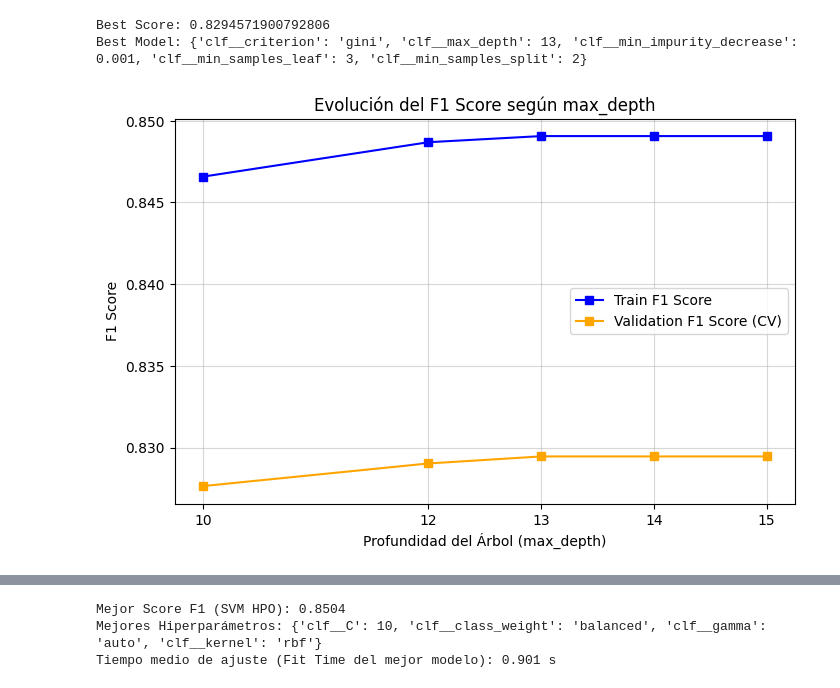
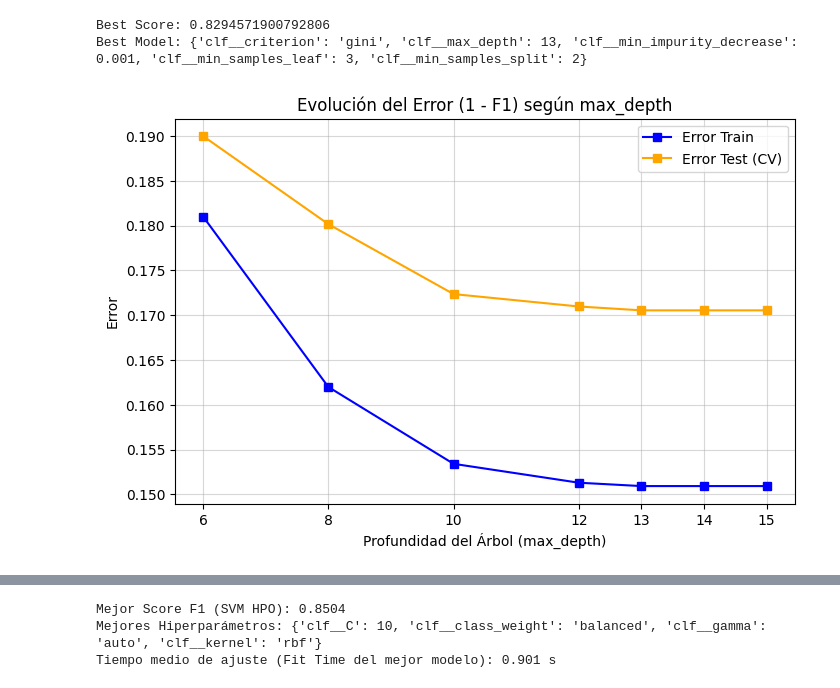
Before and after one commit to aleLobo31/UC3M_ML_P1_G26, a Jupyter notebook: notebooks/preprocessing.ipynb, the cells around one changed output, grey strips where cells are left out. Saved outputs shown, nothing was run; the diff lists cells and outputs as text; code cells hidden in the pictures.

```diff
--- a/notebooks/preprocessing.ipynb
+++ b/notebooks/preprocessing.ipynb
@@ -231,6 +235,14 @@ def create_train_pipeline(model: str="KNN") -> Pipeline:
         return Pipeline(steps=[
         ("preprocessing", preprocessing),
         ("clf", DecisionTreeClassifier())])
+    elif model == "Logistic":
+        return Pipeline(steps=[
+        ("preprocessing", preprocessing),
+        ("clf", LogisticRegression())])
+    elif model == "SVM":
+        return Pipeline(steps=[
+        ("preprocessing", preprocessing),
+        ("clf", SVC())])
     else:
         raise ValueError(f"El modelo {model} es deconocido.\nPrueba con KNN o Tree")
 # %% [markdown]
@@ -458,7 +543,7 @@ hpo_pipe_tree = create_train_pipeline("Tree")
 # Creamos un espacio de hiperparmámetros a optimizar
 tree_param_grid = {
     "clf__criterion": ['gini', 'entropy', 'log_loss'],
-    "clf__max_depth": [10, 12, 13, 14, 15],
+    "clf__max_depth": [6, 8, 10, 12, 13, 14, 15],
     "clf__min_samples_split": [2, 4, 6],
     "clf__min_samples_leaf": [3, 5, 7],
     "clf__min_impurity_decrease": [1e-4, 1e-3, 1e-2]
@@ -483,37 +568,40 @@ Best Model: {'clf__criterion': 'gini', 'clf__max_depth': 13, 'clf__min_impurity_
 # %%
 # Convertimos el diccionario de resultados a un DataFrame
 resultados_tree_df = pd.DataFrame(tree_grid.cv_results_)
 
 # Mejores parámetros fijos
 mejor_crit = tree_grid.best_params_['clf__criterion']
 mejor_split = tree_grid.best_params_['clf__min_samples_split']
 mejor_leaf = tree_grid.best_params_['clf__min_samples_leaf']
 mejor_imp = tree_grid.best_params_['clf__min_impurity_decrease']
 
 # Filtramos ceteris paribus (solo variamos max_depth)
 datos_filtrados_tree = resultados_tree_df[
     (resultados_tree_df['param_clf__criterion'] == mejor_crit) &
     (resultados_tree_df['param_clf__min_samples_split'] == mejor_split) &
     (resultados_tree_df['param_clf__min_samples_leaf'] == mejor_leaf) &
     (resultados_tree_df['param_clf__min_impurity_decrease'] == mejor_imp)
 ].copy()
 
+# Ordenamos por max_depth de menor a mayor para que la línea de la gráfica se trace bien
 datos_filtrados_tree = datos_filtrados_tree.sort_values(by='param_clf__max_depth')
 
-eje_x_tree = datos_filtrados_tree['param_clf__max_depth']
-eje_y_test_tree = datos_filtrados_tree['mean_test_score']
-eje_y_train_tree = datos_filtrados_tree['mean_train_score']
+# Extraemos el eje X
+max_depths = datos_filtrados_tree['param_clf__max_depth']
 
+# Calculamos los errores
+error_test_tree = 1 - datos_filtrados_tree['mean_test_score']
+error_train_tree = 1 - datos_filtrados_tree['mean_train_score']
+
+# Graficamos los datos de de Train y Validación/Test
 plt.figure(figsize=(8, 5))
-plt.plot(eje_x_tree, eje_y_train_tree, marker='s', linestyle='-', color='blue', label='Train F1 Score')
-plt.plot(eje_x_tree, eje_y_test_tree, marker='s', linestyle='-', color='orange', label='Validation F1 Score (CV)')
-
-plt.title("Evolución del F1 Score según max_depth")
+plt.plot(max_depths, error_train_tree, marker='s', linestyle='-', color='blue', label='Error Train')
+plt.plot(max_depths, error_test_tree, marker='s', linestyle='-', color='orange', label='Error Test (CV)')
+plt.title("Evolución del Error (1 - F1) según max_depth")
 plt.xlabel("Profundidad del Árbol (max_depth)")
-plt.ylabel("F1 Score")
-plt.xticks(eje_x_tree)
+plt.ylabel("Error")
+plt.xticks(max_depths)
 plt.legend()
 plt.grid(True, alpha=0.5)
-plt.show()
 # %% [output]
-[figure, old version]
+[figure, new version]
```
Also changed, not shown: parts of 19 cells of this notebook.
